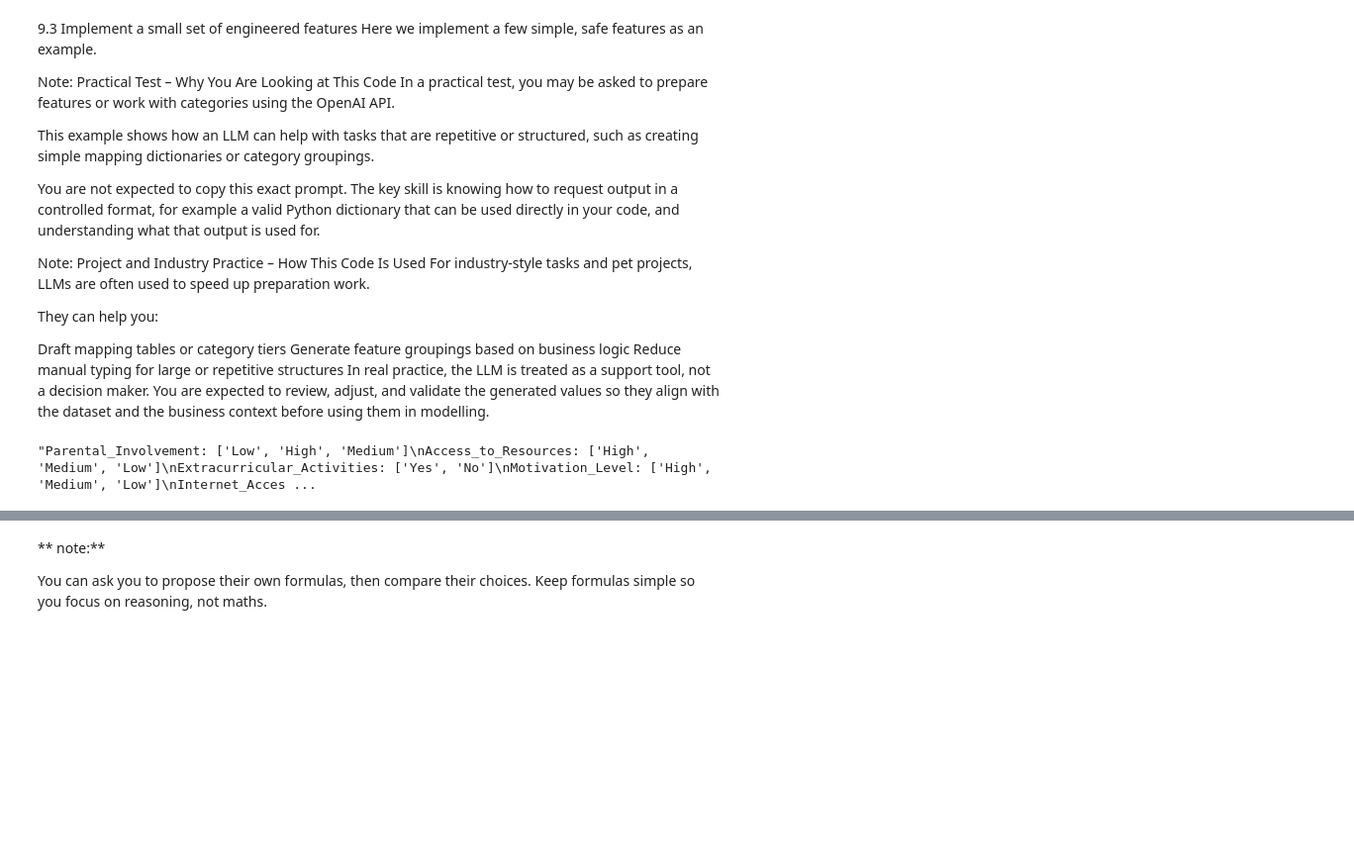
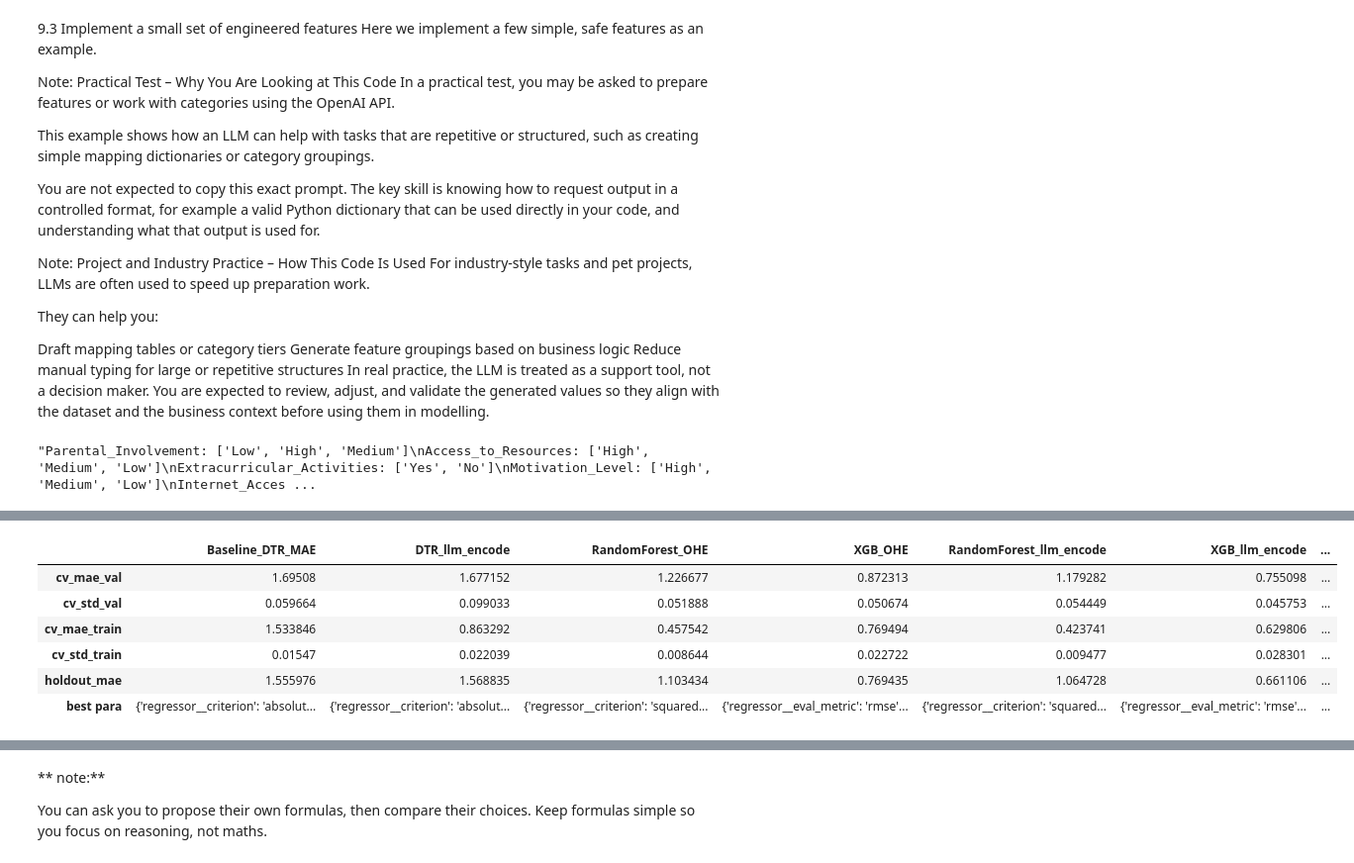
Before and after one commit to starscream1114-source/ADALL_github, a Jupyter notebook: Project_using_template.ipynb, the cells around one changed output, grey strips where cells are left out. Shown at 99% size. Saved outputs shown, nothing was run; the diff lists cells and outputs as text; code cells hidden in the pictures; blank space fills up the shorter version.

```diff
--- a/Project_using_template.ipynb
+++ b/Project_using_template.ipynb
@@ -1691,0 +2251,60 @@ Index(['Hours_Studied', 'Attendance', 'Sleep_Hours', 'Previous_Scores',
+# %%
+import numpy as np
+from sklearn.model_selection import ShuffleSplit, cross_validate
+
+cv = ShuffleSplit(n_splits=10, test_size=0.2, random_state=42)
+
+# -----------------------------------------
+# 1) CV diagnostics on TRAIN only
+#    cross_validate gives train_score and test_score
+# -----------------------------------------
+best_model = gs_xgb.best_estimator_
+
+cv_out = cross_validate(
+    best_model,
+    X_train, y_train,
+    cv=cv,
+    scoring="neg_mean_absolute_error",
+    return_train_score=True,
+    n_jobs=-1,
+    error_score="raise"
+)
+
+# Convert negative MAE to positive MAE
+val_mae_scores = -cv_out["test_score"]
+train_mae_scores = -cv_out["train_score"]
+
+cv_mae_val_mean = float(val_mae_scores.mean())
+cv_mae_val_std  = float(val_mae_scores.std())
+
+cv_mae_train_mean = float(train_mae_scores.mean())
+cv_mae_train_std  = float(train_mae_scores.std())
+
+# -----------------------------------------
+# 2) Holdout MAE (fit once, evaluate once)
+# -----------------------------------------
+best_model.fit(X_train, y_train)
+y_pred = best_model.predict(X_test)
+holdout_mae = float(np.mean(np.abs(y_test - y_pred)))
+
+# -----------------------------------------
+# 3) Save into results (same 6-row lab book)
+# -----------------------------------------
+results["XGB_llm_encode_tuned"] = [
+    cv_mae_val_mean,
+    cv_mae_val_std,
+    cv_mae_train_mean,
+    cv_mae_train_std,
+    holdout_mae,
+    gs_xgb.best_params_,
+]
+
+display(results)
+# %% [output]
+|  | Baseline_DTR_MAE | DTR_llm_encode | RandomForest_OHE | XGB_OHE | RandomForest_llm_encode | XGB_llm_encode | ... |
+| cv_mae_val | 1.69508 | 1.677152 | 1.226677 | 0.872313 | 1.179282 | 0.755098 | ... |
+| cv_std_val | 0.059664 | 0.099033 | 0.051888 | 0.050674 | 0.054449 | 0.045753 | ... |
+| cv_mae_train | 1.533846 | 0.863292 | 0.457542 | 0.769494 | 0.423741 | 0.629806 | ... |
+| cv_std_train | 0.01547 | 0.022039 | 0.008644 | 0.022722 | 0.009477 | 0.028301 | ... |
+| holdout_mae | 1.555976 | 1.568835 | 1.103434 | 0.769435 | 1.064728 | 0.661106 | ... |
+| best para | {'regressor__criterion': 'absolut... | {'regressor__criterion': 'absolut... | {'regressor__criterion': 'squared... | {'regressor__eval_metric': 'rmse'... | {'regressor__criterion': 'squared... | {'regressor__eval_metric': 'rmse'... | ... |
```
Also changed, not shown: parts of 42 cells of this notebook.
